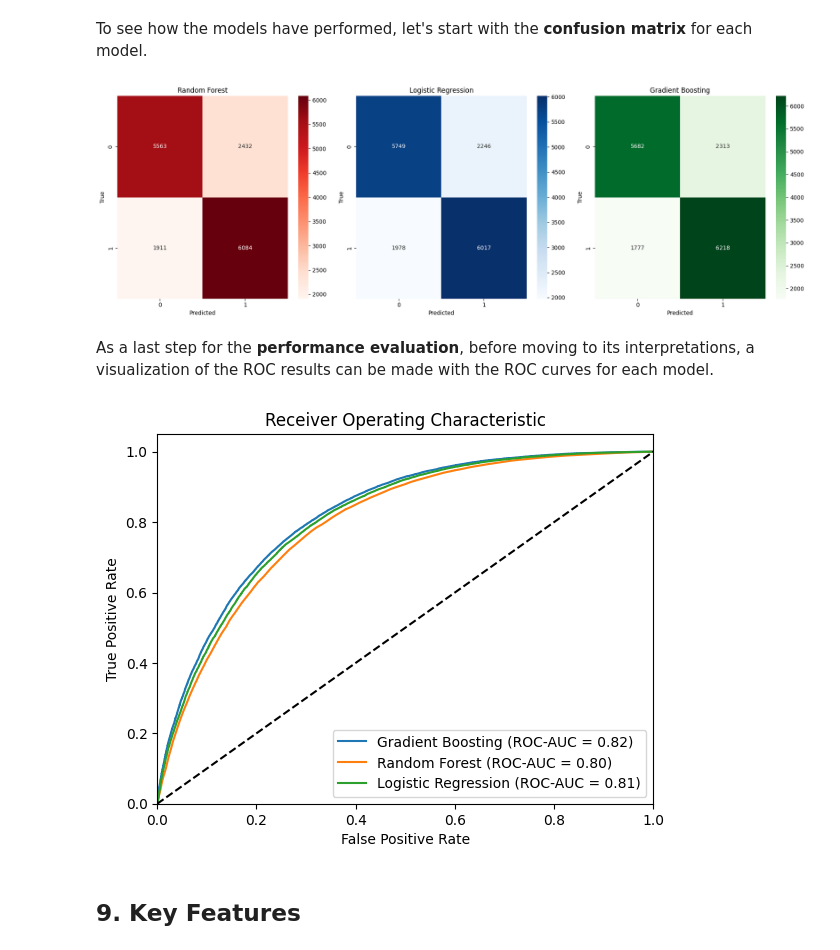
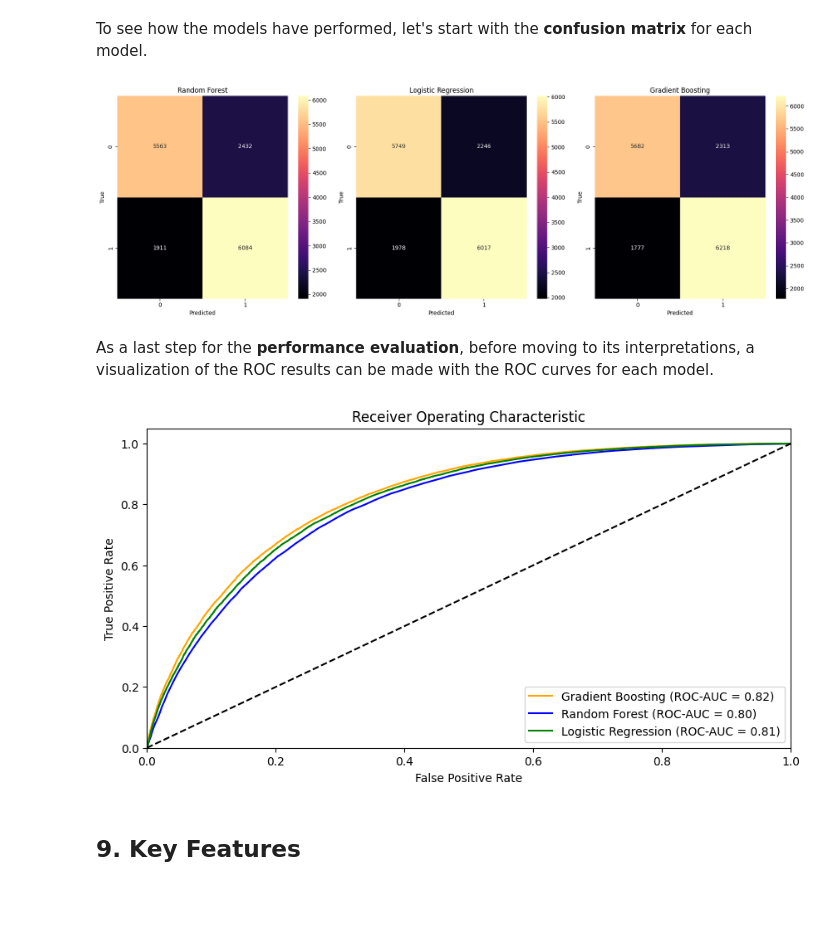
Before and after one commit to swimmingbrain/decoding-diabetes, a Jupyter notebook: project_files/decoding_diabetes_model.ipynb, the cells around one changed output. Drawn from its saved outputs; the diff is of its cells as text; code cells hidden in the pictures; blank space fills up the shorter version.

```diff
--- a/project_files/decoding_diabetes_model.ipynb
+++ b/project_files/decoding_diabetes_model.ipynb
@@ -380,23 +472,23 @@ conf_matrix_rf = confusion_matrix(y_test, y_pred_rf)
 conf_matrix_lr = confusion_matrix(y_test, y_pred_lr)
 conf_matrix_gb = confusion_matrix(y_test, y_pred_gb)
 
-# Plotting all three in one figure
+# Create subplots
 fig, axes = plt.subplots(1, 3, figsize=(18, 6))
 
-# Random Forest
-sns.heatmap(conf_matrix_rf, annot=True, fmt="d", cmap="Reds", ax=axes[0])
+# Plotting Random Forest Confusion Matrix
+sns.heatmap(conf_matrix_rf, annot=True, fmt="d", cmap="magma", ax=axes[0])
 axes[0].set_title("Random Forest")
 axes[0].set_xlabel("Predicted")
 axes[0].set_ylabel("True")
 
-# Logistic Regression
-sns.heatmap(conf_matrix_lr, annot=True, fmt="d", cmap="Blues", ax=axes[1])
+# Plotting Logistic Regression Confusion Matrix
+sns.heatmap(conf_matrix_lr, annot=True, fmt="d", cmap="magma", ax=axes[1])
 axes[1].set_title("Logistic Regression")
 axes[1].set_xlabel("Predicted")
 axes[1].set_ylabel("True")
 
-# Gradient Boosting
-sns.heatmap(conf_matrix_gb, annot=True, fmt="d", cmap="Greens", ax=axes[2])
+# Plotting Gradient Boosting Confusion Matrix
+sns.heatmap(conf_matrix_gb, annot=True, fmt="d", cmap="magma", ax=axes[2])
 axes[2].set_title("Gradient Boosting")
 axes[2].set_xlabel("Predicted")
 axes[2].set_ylabel("True")
@@ -404,7 +496,7 @@ axes[2].set_ylabel("True")
 plt.tight_layout()
 plt.show()
 # %% [output]
-[figure, old version]
+[figure, new version]
 # %% [markdown]
 As a last step for the **performance evaluation**, before moving to its interpretations, a visualization of the ROC results can be made with the ROC curves for each model.
 # %%
@@ -414,19 +506,20 @@ fpr_lr, tpr_lr, _ = roc_curve(y_true_all_lr, y_pred_all_lr)
 fpr_gb, tpr_gb, _ = roc_curve(y_true_all, y_pred_all_gb)
 # %%
 # plot ROC Curves
-plt.plot(fpr_gb, tpr_gb, label="Gradient Boosting (ROC-AUC = %0.2f)" % mean_metrics_gb['ROC_AUC'])
-plt.plot(fpr_rf, tpr_rf, label="Random Forest (ROC-AUC = %0.2f)" % mean_metrics_rf['ROC_AUC'])
-plt.plot(fpr_lr, tpr_lr, label="Logistic Regression (ROC-AUC = %0.2f)" % mean_metrics_lr['ROC_AUC'])
+plt.figure(figsize=(10, 5))
+plt.plot(fpr_gb, tpr_gb, label="Gradient Boosting (ROC-AUC = %0.2f)" % mean_metrics_gb['ROC_AUC'], color='orange')
+plt.plot(fpr_rf, tpr_rf, label="Random Forest (ROC-AUC = %0.2f)" % mean_metrics_rf['ROC_AUC'], color='blue')
+plt.plot(fpr_lr, tpr_lr, label="Logistic Regression (ROC-AUC = %0.2f)" % mean_metrics_lr['ROC_AUC'], color='green')
 plt.plot([0, 1], [0, 1], 'k--')
 plt.xlim([0.0, 1.0])
 plt.ylim([0.0, 1.05])
 plt.xlabel("False Positive Rate")
 plt.ylabel("True Positive Rate")
 plt.title("Receiver Operating Characteristic")
 plt.legend(loc="lower right")
 plt.show()
 # %% [output]
-[figure, old version]
+[figure, new version]
 # %% [markdown]
 ## 9. Key Features
 # %% [markdown]
```
Also changed, not shown: parts of 26 cells of this notebook, 3 other files.
